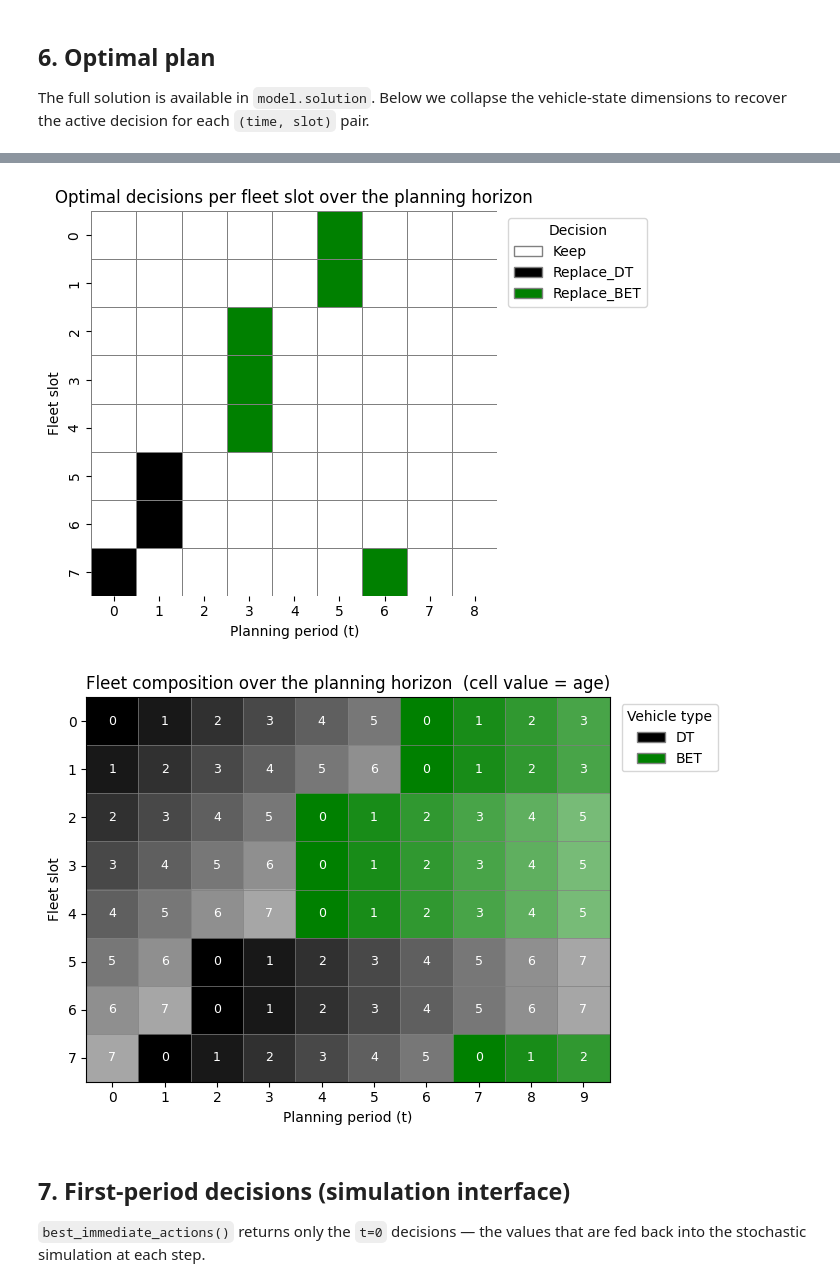
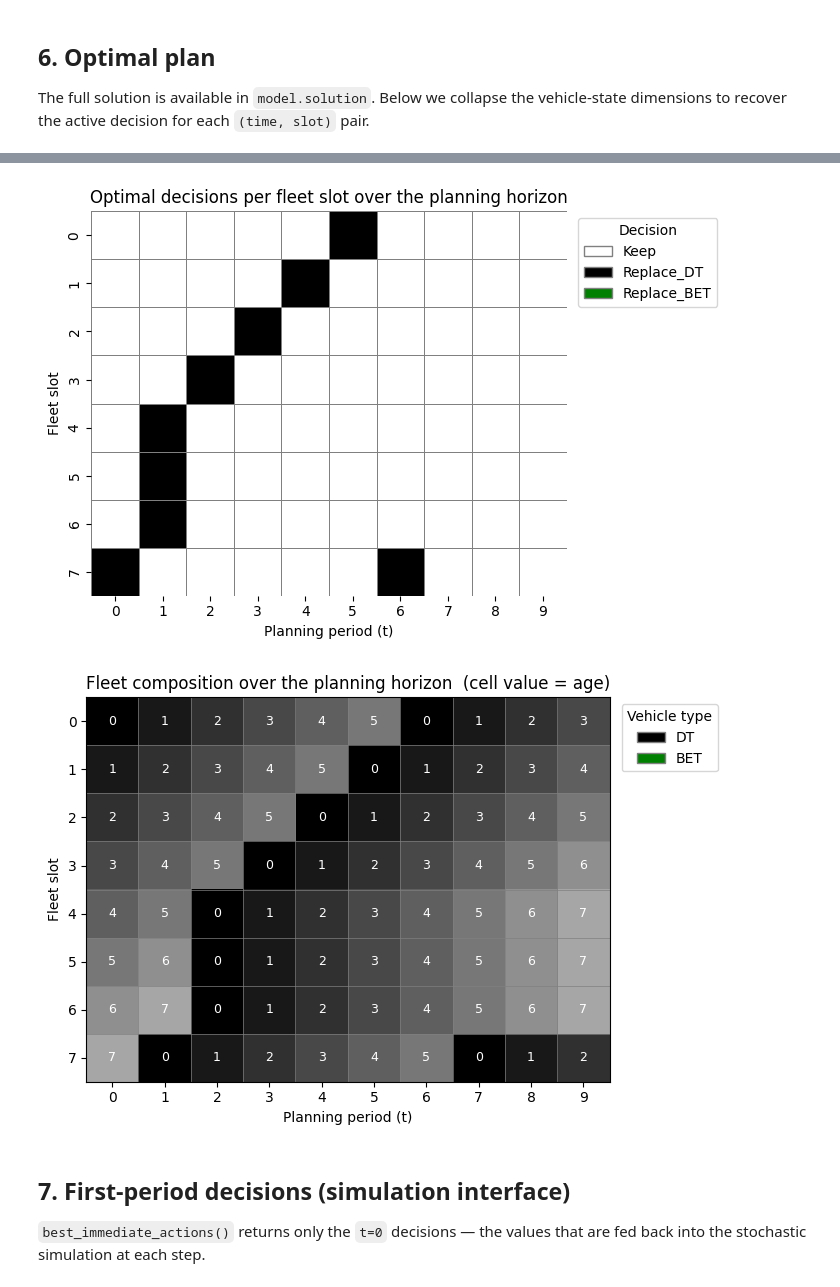
Before and after one commit to simfro/fleet-replacement, a Jupyter notebook: notebooks/linopy_model_usage.ipynb, the cells around one changed output, grey strips where cells are left out. Cells and saved outputs as stored; diff of their text form; code cells hidden in the pictures.

```diff
--- a/notebooks/linopy_model_usage.ipynb
+++ b/notebooks/linopy_model_usage.ipynb
@@ -88,7 +88,7 @@ for slot, v in enumerate(initial_fleet):
 `make_forecast` projects each price series and BET productivity linearly from the current `InfoState` for the full planning horizon. Pass a `ForecastParams` to set per-series growth rates; all default to 0 (flat forecast).
 # %%
 fp = ForecastParams(
-    diesel_price_growth=0.01,  # +1 % per year
+    diesel_price_growth=0.00,  # +1 % per year
     electricity_price_growth=0.00,  # flat
     purchase_price_growth_DT=0.00,  # flat
     purchase_price_growth_BET=-0.05,  # -5 % per year (cost reduction)
@@ -160,0 +133,22 @@ active_decisions
+# %%
+import pandas as pd
+
+x_sol = model.solution["x"]
+
+active_decisions = (
+    x_sol.fillna(0)
+    .to_series()
+    .rename("active")
+    .reset_index()
+    .query("active > 0.5")[["time", "slot", "decision"]]
+    .reset_index(drop=True)
+)
+
+full = pd.MultiIndex.from_product(
+    [x_sol.time.values, x_sol.slot.values], names=["time", "slot"]
+).to_frame(index=False)
+replacements = active_decisions.assign(decision=active_decisions.decision.astype(str))
+active_decisions_full = full.merge(
+    replacements, on=["time", "slot"], how="left"
+).fillna({"decision": "Keep"})
+active_decisions_full
@@ -161,11 +169,11 @@ active_decisions
 # %%
-plot_decisions(active_decisions)
+plot_decisions(active_decisions_full)
 # %% [output]
-[figure, old version]
+[figure, new version]
 # %%
 plot_fleet_composition(model)
 # %% [output]
-[figure, old version]
+[figure, new version]
 # %% [markdown]
 ## 7. First-period decisions (simulation interface)
 
```
Also changed, not shown: parts of 5 cells of this notebook, 1 other file.
